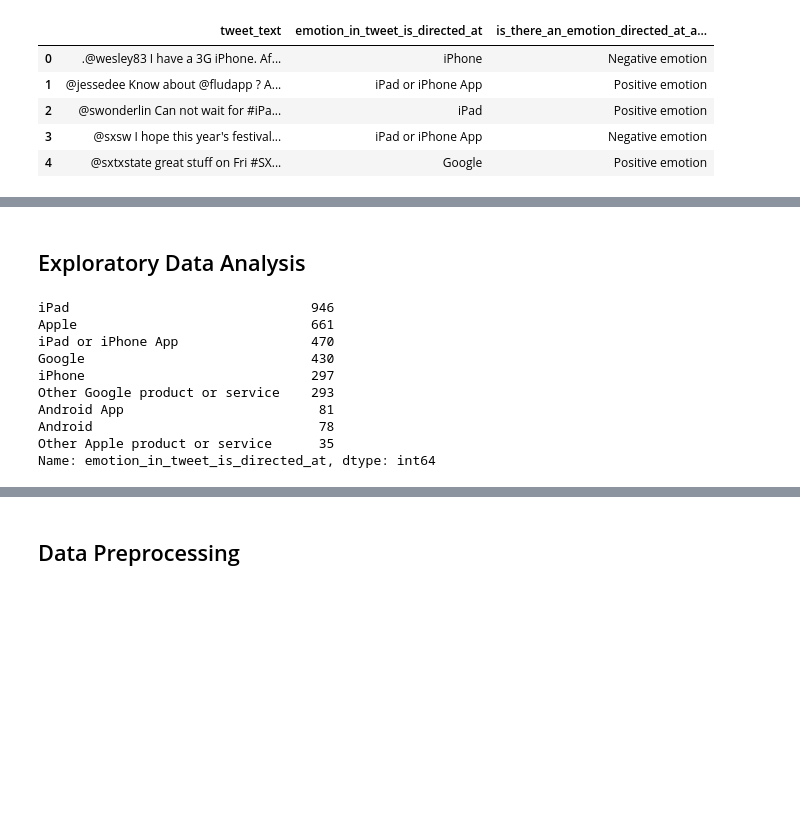
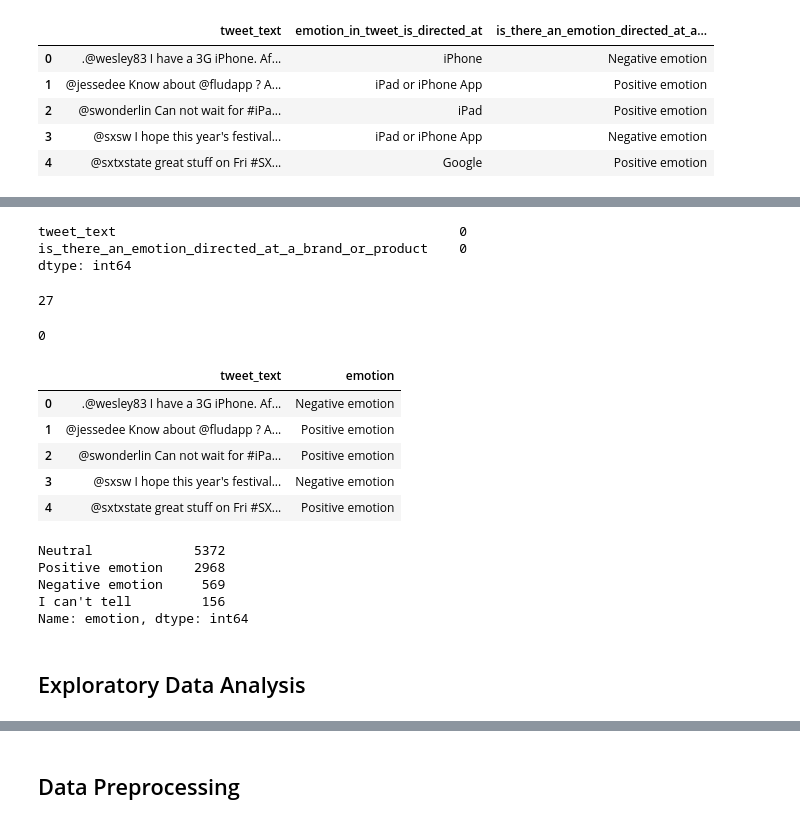
Before and after one commit to jgatharia/Phase_4_Project_, a Jupyter notebook: ruth.ipynb, the cells around one changed output, grey strips where cells are left out. Drawn from its saved outputs; the diff is of its cells as text; code cells hidden in the pictures; blank space fills up the shorter version.

```diff
--- a/ruth.ipynb
+++ b/ruth.ipynb
@@ -48,0 +90,3 @@ data.head()
+# %%
+#droping the "emotion in tweet is directed at" column
+data = data.drop('emotion_in_tweet_is_directed_at', axis=1)
@@ -48,0 +101,16 @@ data.head()
+# %%
+# we can not imout text
+data = data.dropna()
+#checking if the missing values have been dropped
+data.isna().sum()
+# %% [output]
+tweet_text                                            0
+is_there_an_emotion_directed_at_a_brand_or_product    0
+dtype: int64
+# %%
+# Handling duplicates
+# Check if there are any duplicated values, drop them incase they are there and keep the first value
+
+data['tweet_text'].duplicated().sum()
+# %% [output]
+27
@@ -48,0 +120,5 @@ data.head()
+# %%
+#check if the duplicates have been dropped
+data['tweet_text'].duplicated().sum()
+# %% [output]
+0
@@ -48,0 +130,10 @@ data.head()
+# %%
+# Previewing the first five rows to check if the column has been renamed.
+data.head()
+# %% [output]
+|  | tweet_text | emotion |
+| 0 | .@wesley83 I have a 3G iPhone. Af... | Negative emotion |
+| 1 | @jessedee Know about @fludapp ? A... | Positive emotion |
+| 2 | @swonderlin Can not wait for #iPa... | Positive emotion |
+| 3 | @sxsw I hope this year's festival... | Negative emotion |
+| 4 | @sxtxstate great stuff on Fri #SX... | Positive emotion |
@@ -49,16 +143,12 @@ data.head()
+# %%
+# Checking to see if the row has been renamed
+data.emotion.value_counts()
+# %% [output]
+Neutral             5372
+Positive emotion    2968
+Negative emotion     569
+I can't tell         156
+Name: emotion, dtype: int64
 # %% [markdown]
 ## Exploratory Data Analysis
-# %%
-data["emotion_in_tweet_is_directed_at"].value_counts()
-# %% [output]
-iPad                               946
-Apple                              661
-iPad or iPhone App                 470
-Google                             430
-iPhone                             297
-Other Google product or service    293
-Android App                         81
-Android                             78
-Other Apple product or service      35
-Name: emotion_in_tweet_is_directed_at, dtype: int64
 # %%
```
Also changed, not shown: parts of 25 cells of this notebook.
